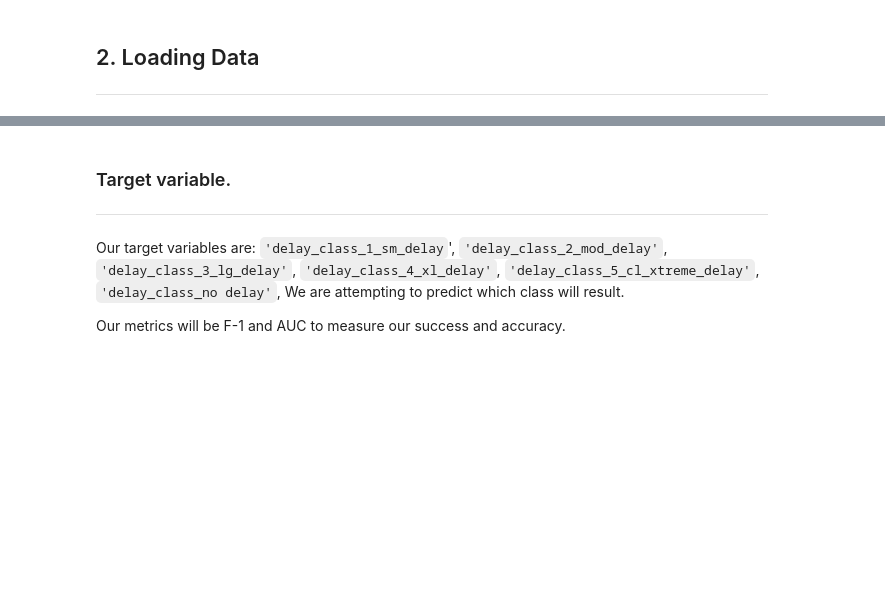
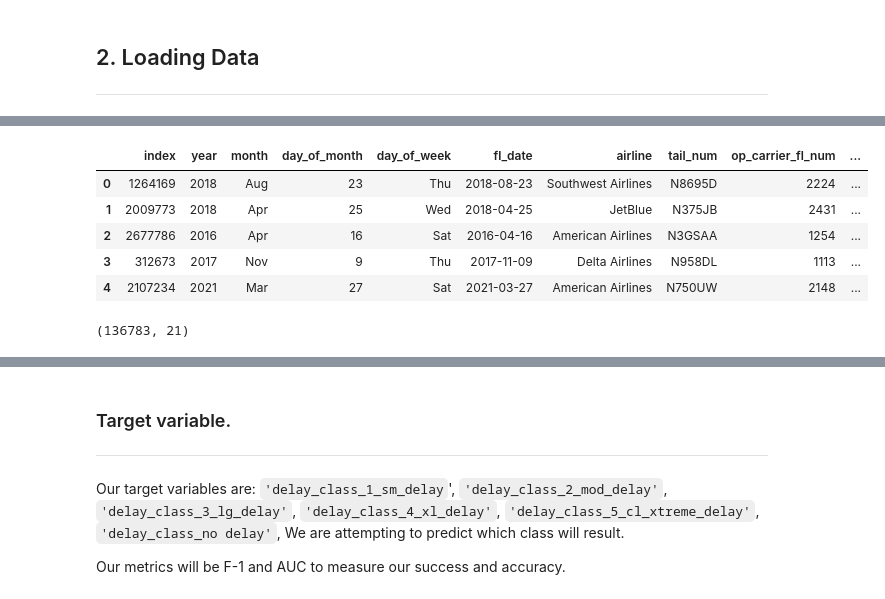
Before and after one commit to nvbergen/predicting_air_delays, a Jupyter notebook: Code/03_model.ipynb, the cells around one changed output, grey strips where cells are left out. Drawn from its saved outputs; the diff is of its cells as text; code cells hidden in the pictures; blank space fills up the shorter version.

```diff
--- a/Code/03_model.ipynb
+++ b/Code/03_model.ipynb
@@ -91,0 +171,2 @@ flights['fl_date'].isnull().sum().sum()
+# %%
+sample = flights.sample(frac=.05, random_state =42).reset_index()
@@ -91,0 +193,9 @@ flights['fl_date'].isnull().sum().sum()
+# %%
+sample.head()
+# %% [output]
+|  | index | year | month | day_of_month | day_of_week | fl_date | airline | tail_num | op_carrier_fl_num | ... |
+| 0 | 1264169 | 2018 | Aug | 23 | Thu | 2018-08-23 | Southwest Airlines | N8695D | 2224 | ... |
+| 1 | 2009773 | 2018 | Apr | 25 | Wed | 2018-04-25 | JetBlue | N375JB | 2431 | ... |
+| 2 | 2677786 | 2016 | Apr | 16 | Sat | 2016-04-16 | American Airlines | N3GSAA | 1254 | ... |
+| 3 | 312673 | 2017 | Nov | 9 | Thu | 2017-11-09 | Delta Airlines | N958DL | 1113 | ... |
+| 4 | 2107234 | 2021 | Mar | 27 | Sat | 2021-03-27 | American Airlines | N750UW | 2148 | ... |
@@ -91,0 +204,4 @@ flights['fl_date'].isnull().sum().sum()
+# %%
+test.shape
+# %% [output]
+(136783, 21)
```
Also changed, not shown: parts of 23 cells of this notebook, 1 other file.
